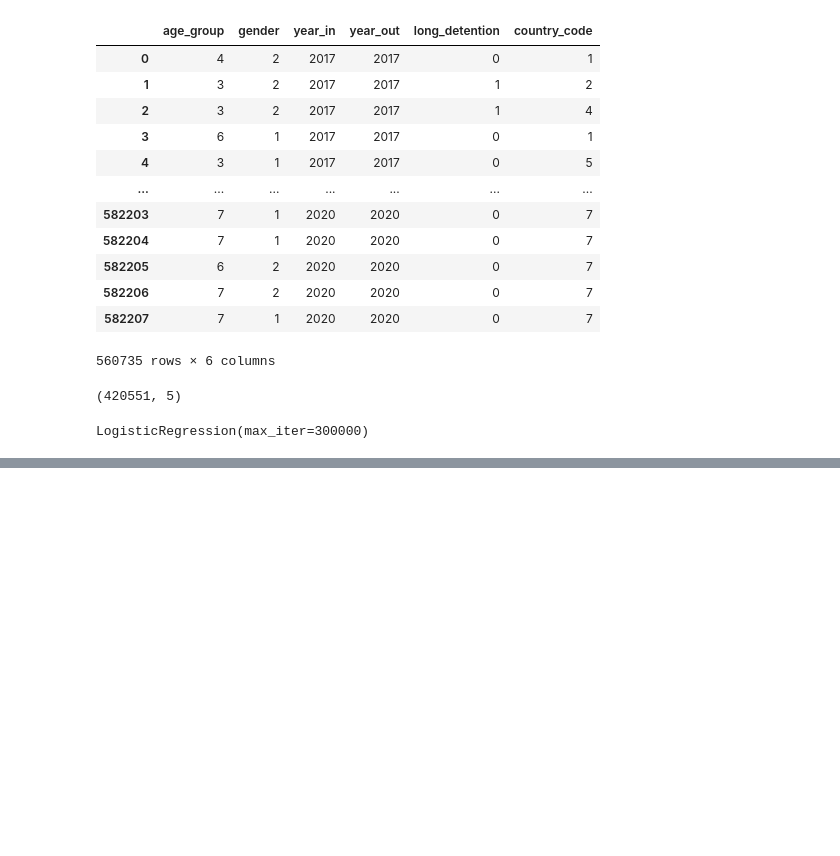
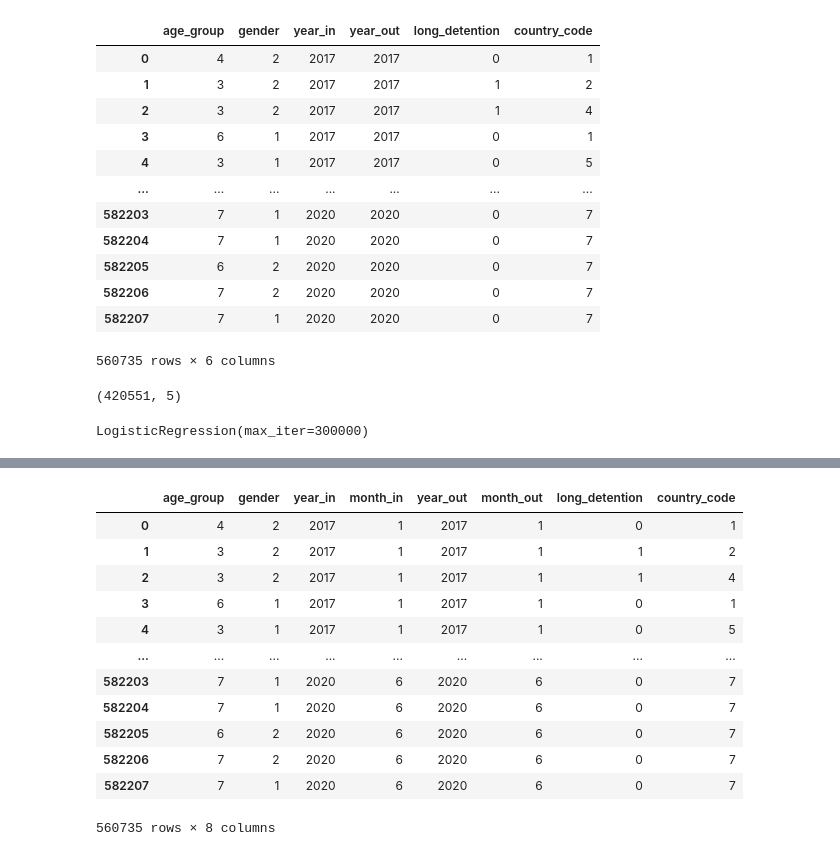
Before and after one commit to ItsEbony/CBP_Detentions, a Jupyter notebook: expl_analysis_and_ML_tests.ipynb, the cells around one changed output, grey strips where cells are left out. Saved outputs shown, nothing was run; the diff lists cells and outputs as text; code cells hidden in the pictures; blank space fills up the shorter version.

```diff
--- a/expl_analysis_and_ML_tests.ipynb
+++ b/expl_analysis_and_ML_tests.ipynb
@@ -262,0 +278,18 @@ print(accuracy_score(y_test, y_pred))
+# %%
+#narrow data set for decision tree model
+cbp_treedf = cbp_df[["age_group", "gender", "year_in", "month_in", "year_out", "month_out", "long_detention", "country_code"]]
+cbp_treedf
+# %% [output]
+|  | age_group | gender | year_in | month_in | year_out | month_out | long_detention | country_code |
+| 0 | 4 | 2 | 2017 | 1 | 2017 | 1 | 0 | 1 |
+| 1 | 3 | 2 | 2017 | 1 | 2017 | 1 | 1 | 2 |
+| 2 | 3 | 2 | 2017 | 1 | 2017 | 1 | 1 | 4 |
+| 3 | 6 | 1 | 2017 | 1 | 2017 | 1 | 0 | 1 |
+| 4 | 3 | 1 | 2017 | 1 | 2017 | 1 | 0 | 5 |
+| ... | ... | ... | ... | ... | ... | ... | ... | ... |
+| 582203 | 7 | 1 | 2020 | 6 | 2020 | 6 | 0 | 7 |
+| 582204 | 7 | 1 | 2020 | 6 | 2020 | 6 | 0 | 7 |
+| 582205 | 6 | 2 | 2020 | 6 | 2020 | 6 | 0 | 7 |
+| 582206 | 7 | 2 | 2020 | 6 | 2020 | 6 | 0 | 7 |
+| 582207 | 7 | 1 | 2020 | 6 | 2020 | 6 | 0 | 7 |
+560735 rows × 8 columns
```
Also changed, not shown: parts of 41 cells of this notebook.
